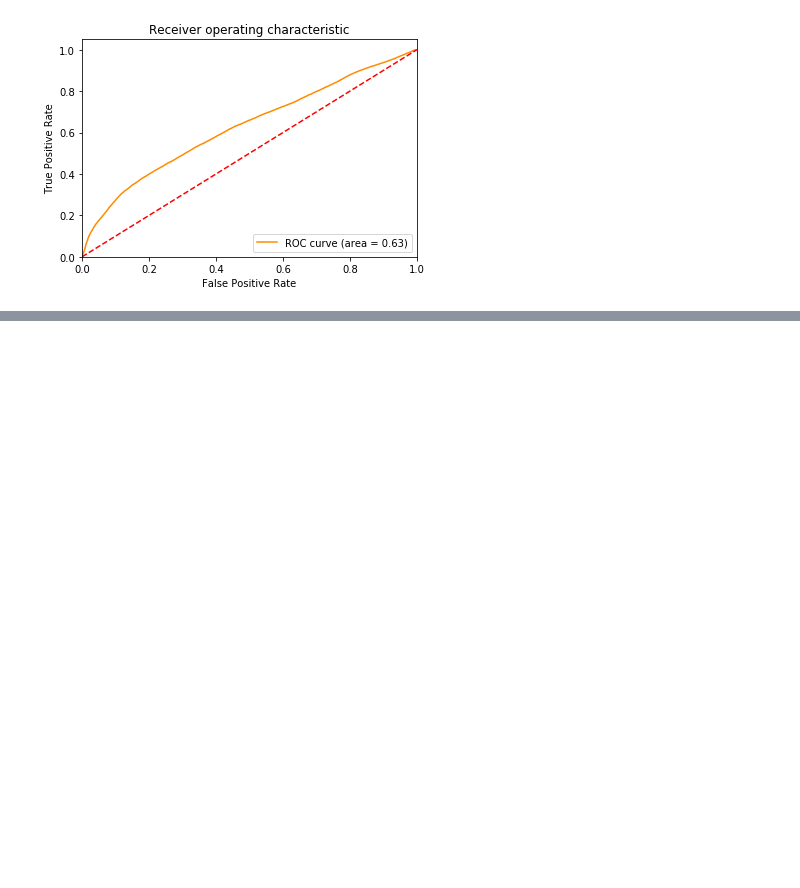
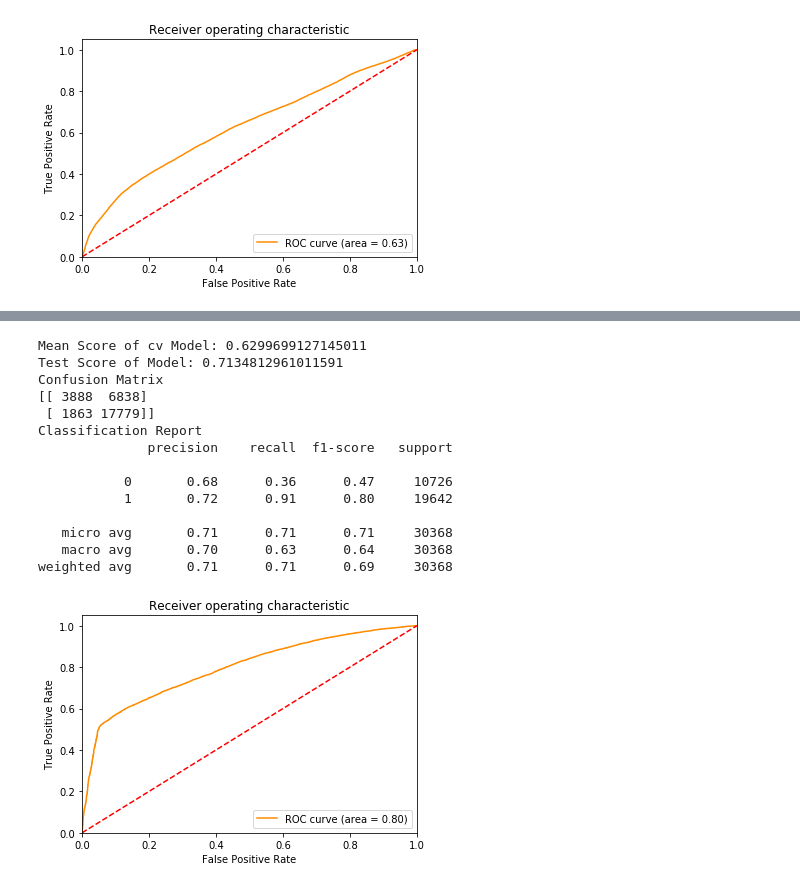
Before and after one commit to happypetewht/springboard, a Jupyter notebook: capstone_project_1/Data_Model.ipynb, the cells around one changed output, grey strips where cells are left out. Cells and saved outputs as stored; diff of their text form; code cells hidden in the pictures; blank space fills up the shorter version.

```diff
--- a/capstone_project_1/Data_Model.ipynb
+++ b/capstone_project_1/Data_Model.ipynb
@@ -291,0 +331,59 @@ weighted avg       0.70      0.71      0.68     60736
+# %%
+def best_model(X, y):
+    # Calculate the optimal model and show the results
+    LDA = LinearDiscriminantAnalysis()
+    adaboosting = AdaBoostClassifier(base_estimator=LogisticRegression(), n_estimators=10, learning_rate=0.1)
+
+    clf = Pipeline(steps=[('lda', LDA), ('Boosting', adaboosting)])
+
+    skf = KFold(n_splits=10, random_state=7)
+    cv_score = []
+    for train_index, test_index in skf.split(X, y):
+        X_train, X_test = X[train_index], X[test_index]
+        y_train, y_test = y[train_index], y[test_index]
+        clf.fit(X_train, y_train)
+        score = roc_auc_score(y_test,clf.predict(X_test))
+        cv_score.append(score)
+
+
+
+    print('Mean Score of cv Model:', np.mean(cv_score))
+    print('Test Score of Model:', clf.score(X_test, y_test))
+
+    print('Confusion Matrix')
+    print(confusion_matrix(y_test, clf.predict(X_test)))
+    print('Classification Report')
+    print(classification_report(y_test,clf.predict(X_test)))
+
+    fpr, tpr, thresholds = roc_curve(y_test, clf.predict_proba(X_test)[:,1])
+    roc_auc = auc(fpr, tpr)
+    plt.figure()
+    plt.plot(fpr, tpr, color='darkorange', label='ROC curve (area = %0.2f)' % roc_auc)
+    plt.plot([0, 1], [0, 1], color='red', linestyle='--')
+    plt.xlim([0.0, 1.0])
+    plt.ylim([0.0, 1.05])
+    plt.xlabel('False Positive Rate')
+    plt.ylabel('True Positive Rate')
+    plt.title('Receiver operating characteristic')
+    plt.legend(loc="lower right")
+    plt.show()
+
+    return
+# %%
+best_model(X_one, y_one)
+# %% [output]
+Mean Score of cv Model: 0.6299699127145011
+Test Score of Model: 0.7134812961011591
+Confusion Matrix
+[[ 3888  6838]
+ [ 1863 17779]]
+Classification Report
+              precision    recall  f1-score   support
+
+           0       0.68      0.36      0.47     10726
+           1       0.72      0.91      0.80     19642
+
+   micro avg       0.71      0.71      0.71     30368
+   macro avg       0.70      0.63      0.64     30368
+weighted avg       0.71      0.71      0.69     30368
+[figure, added]
```
Also changed, not shown: parts of 14 cells of this notebook.
